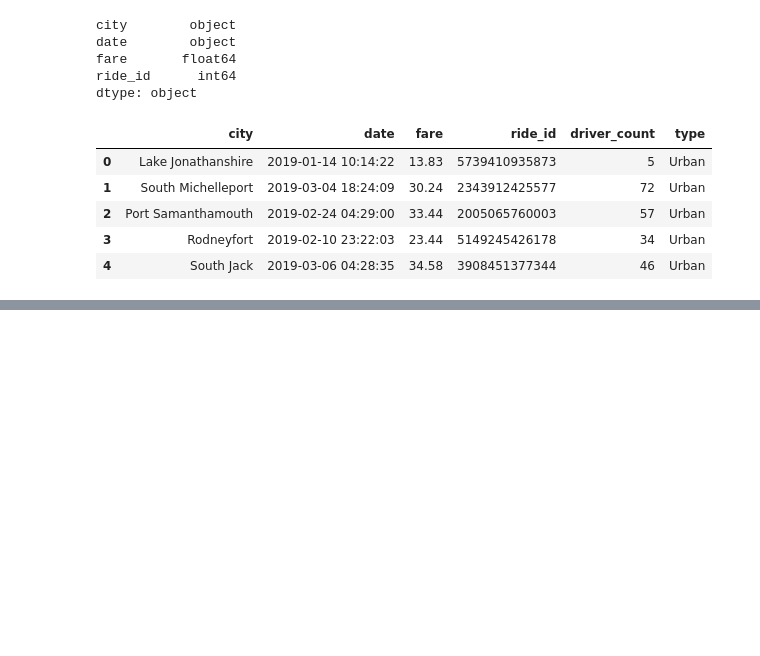
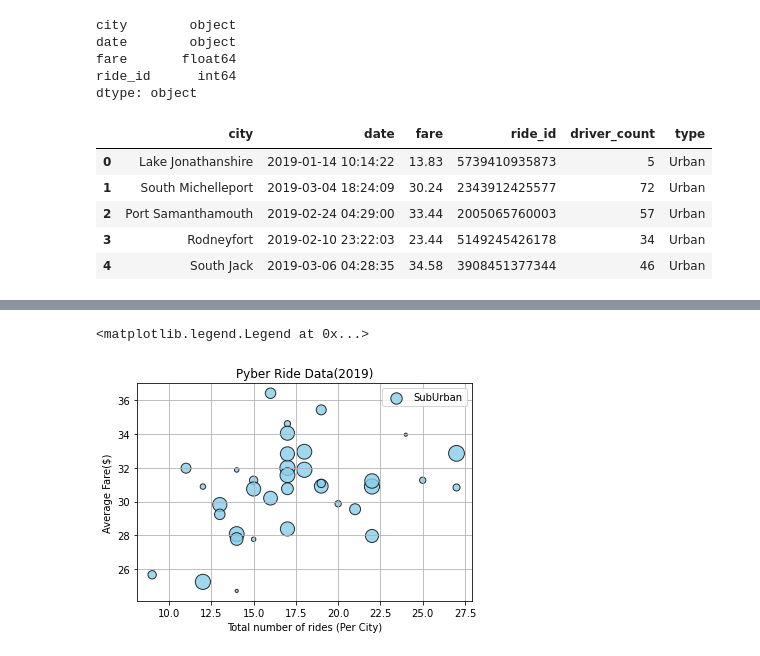
Before and after one commit to Jusharry/Pyber_Analysis, a Jupyter notebook: Pyber.ipynb, the cells around one changed output, grey strips where cells are left out. Saved outputs shown, nothing was run; the diff lists cells and outputs as text; code cells hidden in the pictures; blank space fills up the shorter version.

```diff
--- a/Pyber.ipynb
+++ b/Pyber.ipynb
@@ -89,0 +123,4 @@ pyber_data_df.head()
+# %%
+#get the number of rides for suburban cities
+suburban_ride_count = suburban_cities_df.groupby(['city']).count()['ride_id']
+suburban_ride_count
@@ -89,0 +181,3 @@ pyber_data_df.head()
+# %%
+suburban_average_fare=suburban_cities_df.groupby(['city']).mean()['fare']
+rural_average_fare = rural_cities_df.groupby(['city']).mean()['fare']
@@ -89,0 +197,3 @@ pyber_data_df.head()
+# %%
+suburban_driver_average = suburban_cities_df.groupby(['city']).mean()['driver_count']
+rural_driver_average= rural_cities_df.groupby(['city']).mean()['driver_count']
@@ -89,0 +212,12 @@ pyber_data_df.head()
+# %%
+plt.scatter(suburban_ride_count,suburban_average_fare,s=10*suburban_driver_average,facecolor = 'skyblue',
+             edgecolor = 'black',alpha=0.8,linewidths=1,label="SubUrban")
+
+plt.title('Pyber Ride Data(2019)')
+plt.xlabel('Total number of rides (Per City)')
+plt.ylabel('Average Fare($)')
+plt.grid(True)
+plt.legend()
+# %% [output]
+<matplotlib.legend.Legend at 0x...>
+[figure, added]
```
Also changed, not shown: parts of 10 cells of this notebook, 2 other files.
